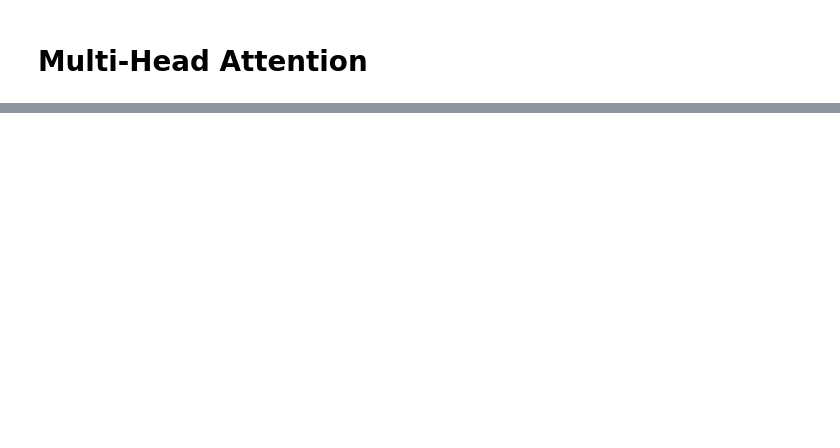
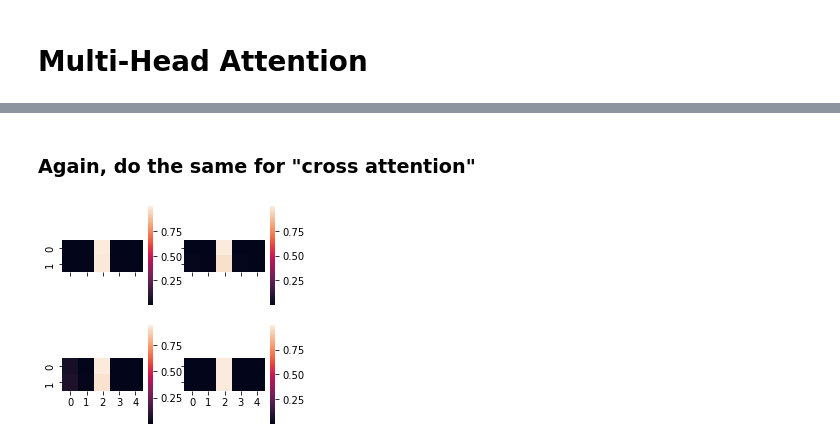
Before and after one commit to mtwenzel/image-video-understanding, a Jupyter notebook: Attention.ipynb, the cells around one changed output, grey strips where cells are left out. Saved outputs shown, nothing was run; the diff lists cells and outputs as text; code cells hidden in the pictures; blank space fills up the shorter version.

```diff
--- a/Attention.ipynb
+++ b/Attention.ipynb
@@ -168,3 +229,12 @@ sns.heatmap(t[0])
+# %% [markdown]
+### Again, do the same for "cross attention"
+# %%
+xattn_scores = xattn_q @ keys.mT
+xattn_scores_softmax = softmax(xattn_scores, dim=-1)
+
+show_multihead_attention(xattn_scores_softmax)
+# %% [output]
+[figure, added]
 # %%
 weighted_values = values[:,:,None] * attn_scores_softmax.mT[:,:,:,None]
 outputs = weighted_values.sum(dim=0)
```
Also changed, not shown: parts of 18 cells of this notebook.
